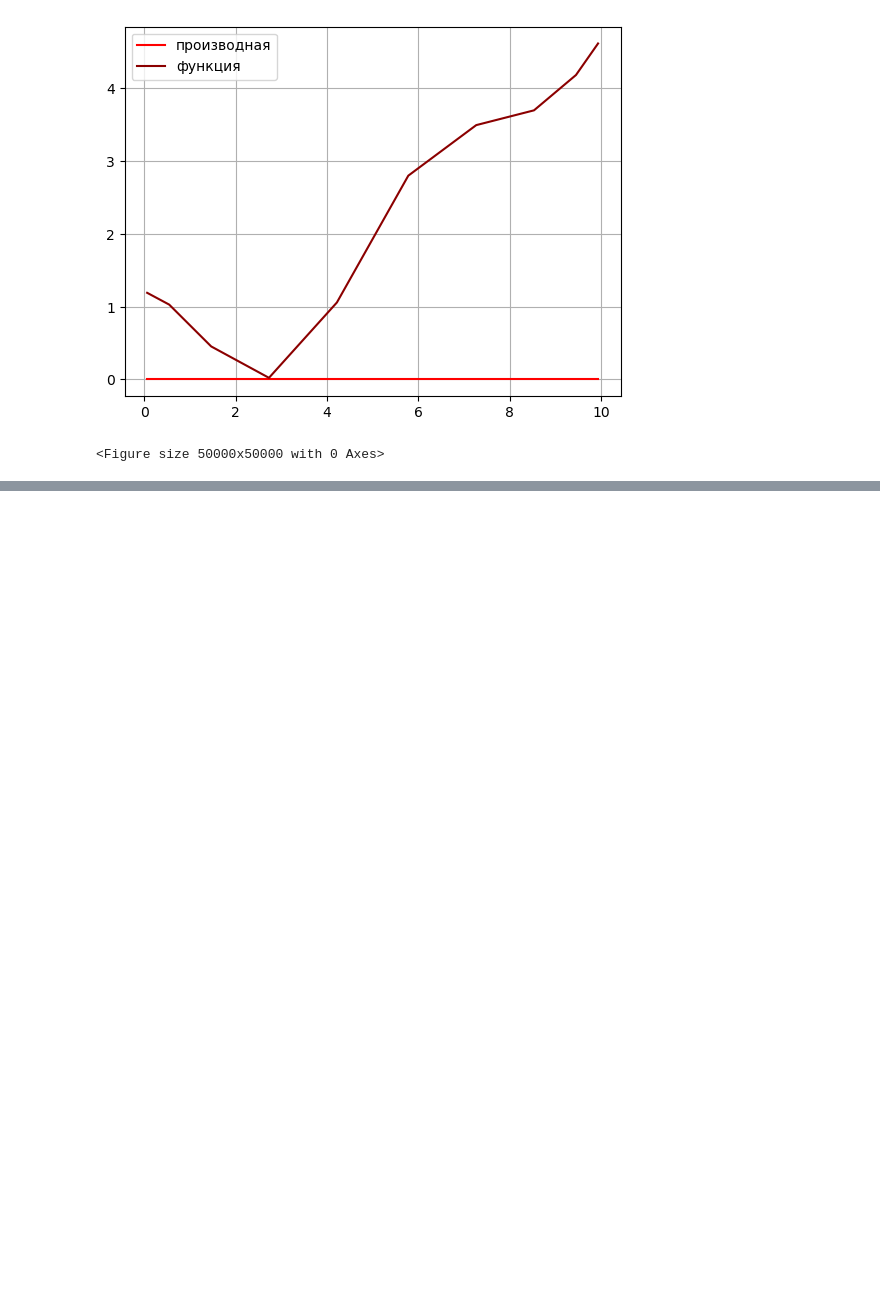
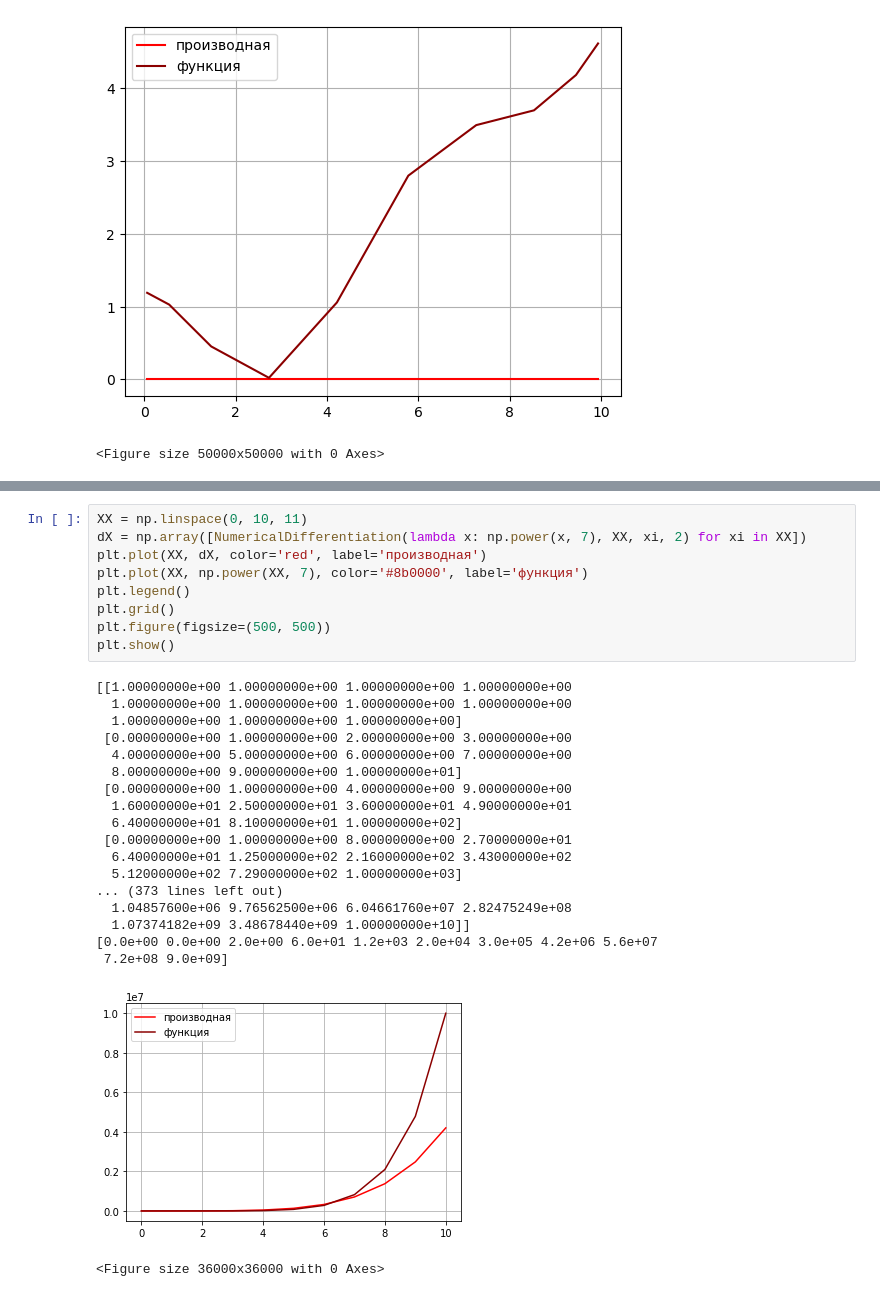
Before and after one commit to rouol/NumericalMethodsMEPHI, a Jupyter notebook: LagrangeInterpolation.ipynb, the cells around one changed output, grey strips where cells are left out. Saved outputs shown, nothing was run; the diff lists cells and outputs as text; blank space fills up the shorter version.

```diff
--- a/LagrangeInterpolation.ipynb
+++ b/LagrangeInterpolation.ipynb
@@ -207,0 +231,29 @@ plt.show()
+# %%
+XX = np.linspace(0, 10, 11)
+dX = np.array([NumericalDifferentiation(lambda x: np.power(x, 7), XX, xi, 2) for xi in XX])
+plt.plot(XX, dX, color='red', label='производная')
+plt.plot(XX, np.power(XX, 7), color='#8b0000', label='функция')
+plt.legend()
+plt.grid()
+plt.figure(figsize=(500, 500))
+plt.show()
+# %% [output]
+[[1.00000000e+00 1.00000000e+00 1.00000000e+00 1.00000000e+00
+  1.00000000e+00 1.00000000e+00 1.00000000e+00 1.00000000e+00
+  1.00000000e+00 1.00000000e+00 1.00000000e+00]
+ [0.00000000e+00 1.00000000e+00 2.00000000e+00 3.00000000e+00
+  4.00000000e+00 5.00000000e+00 6.00000000e+00 7.00000000e+00
+  8.00000000e+00 9.00000000e+00 1.00000000e+01]
+ [0.00000000e+00 1.00000000e+00 4.00000000e+00 9.00000000e+00
+  1.60000000e+01 2.50000000e+01 3.60000000e+01 4.90000000e+01
+  6.40000000e+01 8.10000000e+01 1.00000000e+02]
+ [0.00000000e+00 1.00000000e+00 8.00000000e+00 2.70000000e+01
+  6.40000000e+01 1.25000000e+02 2.16000000e+02 3.43000000e+02
+  5.12000000e+02 7.29000000e+02 1.00000000e+03]
+... (373 lines left out)
+  1.04857600e+06 9.76562500e+06 6.04661760e+07 2.82475249e+08
+  1.07374182e+09 3.48678440e+09 1.00000000e+10]]
+[0.0e+00 0.0e+00 2.0e+00 6.0e+01 1.2e+03 2.0e+04 3.0e+05 4.2e+06 5.6e+07
+ 7.2e+08 9.0e+09]
+[figure, added]
+<Figure size 36000x36000 with 0 Axes>
```
Also changed, not shown: parts of 2 cells of this notebook.
